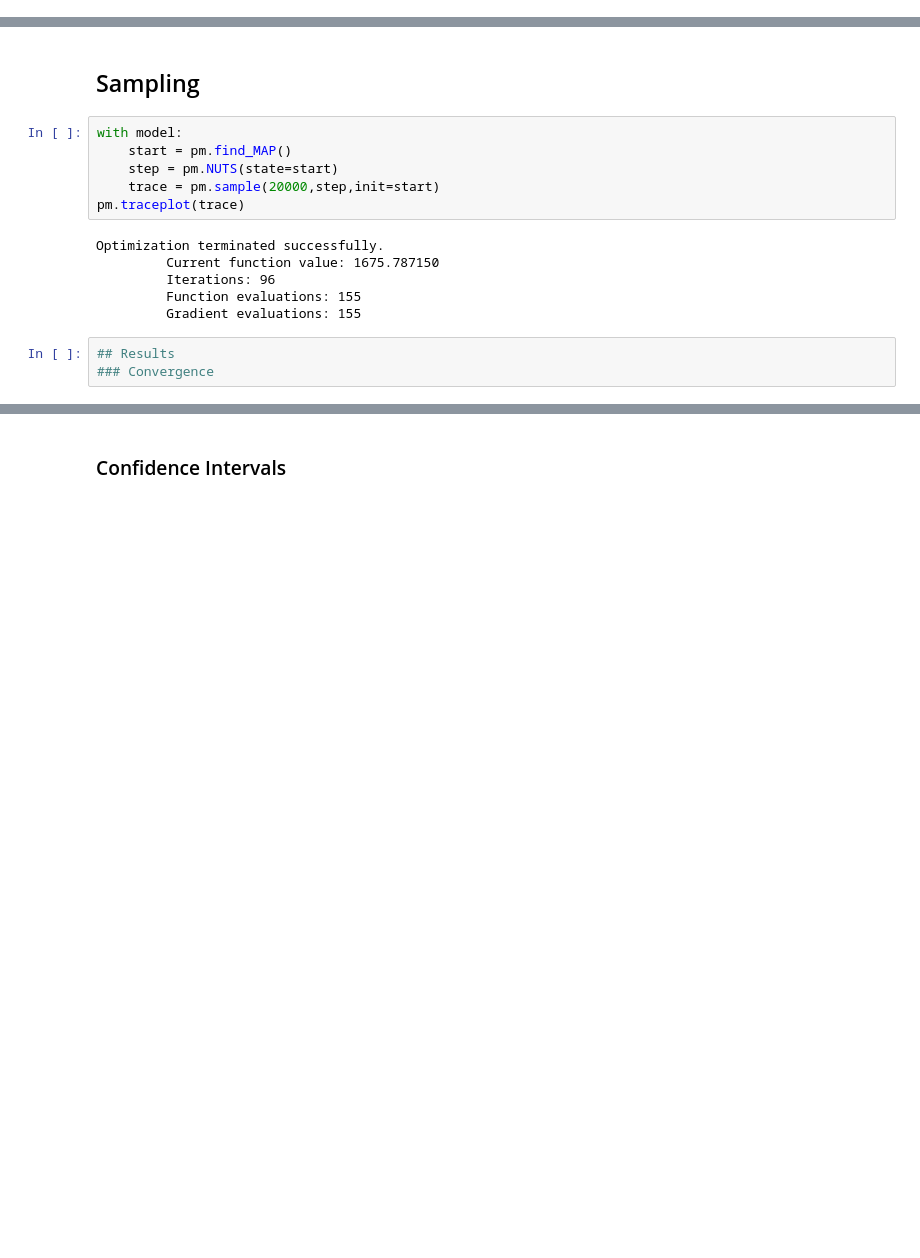
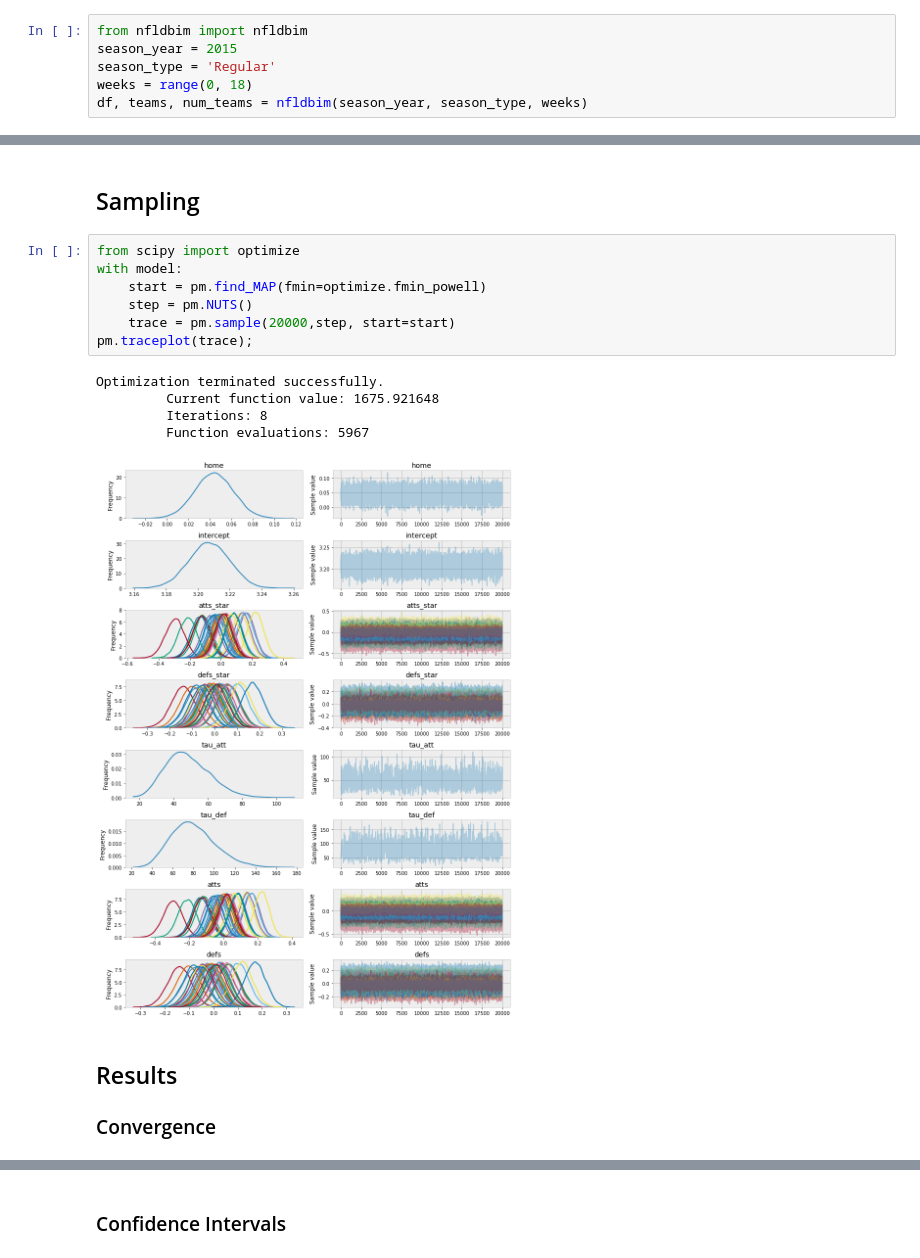
Before and after one commit to edgargalvan/ff, a Jupyter notebook: model/football.ipynb, the cells around one changed output, grey strips where cells are left out. Cells and saved outputs as stored; diff of their text form; blank space fills up the shorter version.

Commit message:
use fmin_powell for map

```diff
--- a/model/football.ipynb
+++ b/model/football.ipynb
@@ -100,0 +23,6 @@ df.head()
+# %%
+from nfldbim import nfldbim
+season_year = 2015
+season_type = 'Regular'
+weeks = range(0, 18)
+df, teams, num_teams = nfldbim(season_year, season_type, weeks)
@@ -141,18 +75,19 @@ with model:
 # %% [markdown]
 ## Sampling
 # %%
+from scipy import optimize
 with model:
-    start = pm.find_MAP()
-    step = pm.NUTS(state=start)
-    trace = pm.sample(20000,step,init=start)
-pm.traceplot(trace)
+    start = pm.find_MAP(fmin=optimize.fmin_powell)
+    step = pm.NUTS()
+    trace = pm.sample(20000,step, start=start)
+pm.traceplot(trace);
 # %% [output]
 Optimization terminated successfully.
-         Current function value: 1675.787150
-         Iterations: 96
-         Function evaluations: 155
-         Gradient evaluations: 155
+         Current function value: 1675.921648
+         Iterations: 8
+         Function evaluations: 5967
+[figure, added]
-# %%
-## Results
-### Convergence
+# %% [markdown]
+## Results
+### Convergence
 # %%
```
Also changed, not shown: parts of 19 cells of this notebook, 3 other files.
